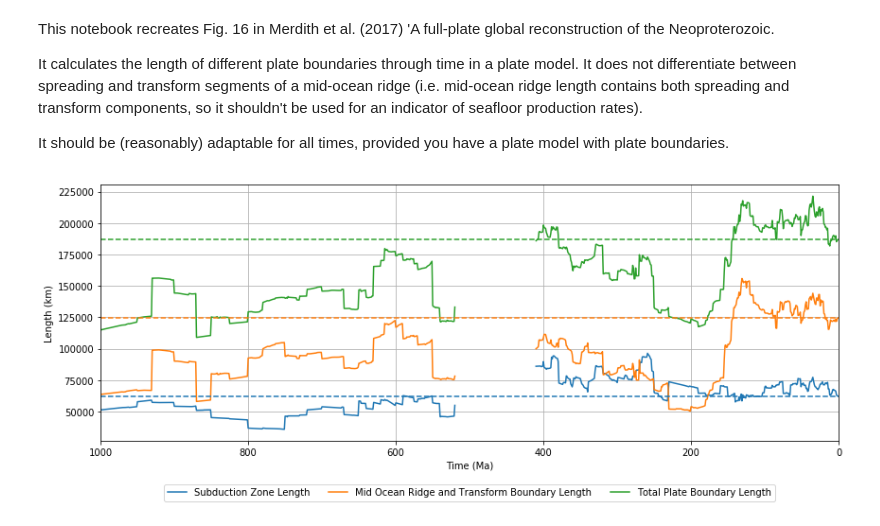
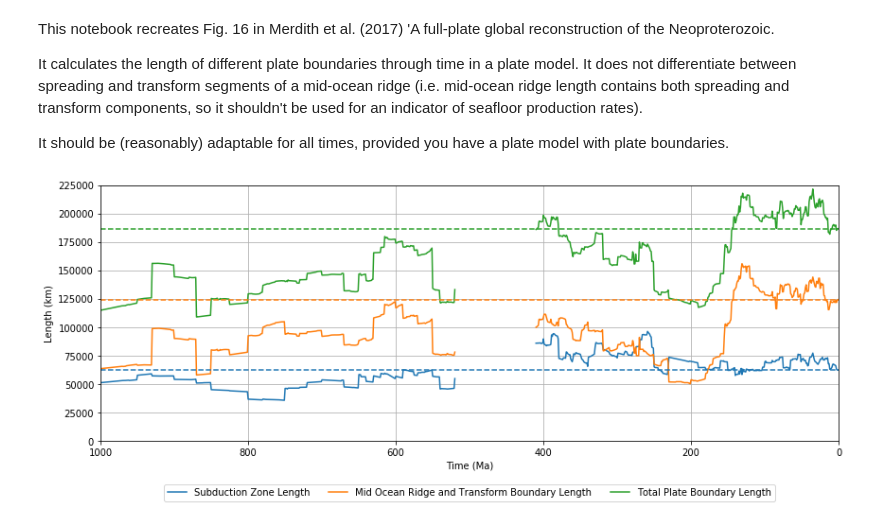
Before and after one commit to amer7632/pyGPlates_examples, a Jupyter notebook: Merdith_2017_GR/Plate-boundary-length.ipynb, the cells around one changed output. Saved outputs shown, nothing was run; the diff lists cells and outputs as text; code cells hidden in the pictures.

```diff
--- a/Merdith_2017_GR/Plate-boundary-length.ipynb
+++ b/Merdith_2017_GR/Plate-boundary-length.ipynb
@@ -161,28 +161,28 @@ Mat16_array_Boundary_total = np.asarray(Mat16_Boundary_total)
 # %%
 Mer17_time = np.arange(520, 1001, 1)
 Mat16_time = np.arange(0, 411, 1)
 
 fig, ax = plt.subplots(nrows=1, ncols=1, figsize=(12,5))
 #because the time series data isn't fully continuous we plot each individually and then use
 # hexidecimal color to make sure the same boundaries are plotted with the same colour
 ax.plot(Mer17_time, Mer17_array_Trench_length, color='#1f77b4', label='Subduction Zone Length')
 ax.plot(Mer17_time, Mer17_Ridge_Fault, color='#ff7f0e', label='Mid Ocean Ridge and Transform Boundary Length')
 ax.plot(Mer17_time, Mer17_array_Boundary_total, color='#2ca02c', label='Total Plate Boundary Length')
 ax.plot(Mat16_time, Mat16_array_Trench_length, color='#1f77b4')
 ax.plot(Mat16_time, Mat16_Ridge_Fault, color='#ff7f0e')
 ax.plot(Mat16_time, Mat16_array_Boundary_total, color='#2ca02c')
 
 #plot present day values as horizontal lines back in time for a reference
 ax.axhline(Mat16_array_Trench_length[0], color='#1f77b4', ls='--')
 ax.axhline(Mat16_Ridge_Fault[0], color='#ff7f0e', ls='--')
 ax.axhline(Mat16_array_Boundary_total[0], color='#2ca02c', ls='--')
 
-
 ax.set_xlim(1000,0)
+ax.set_ylim(0,225000)
 ax.set_xlabel('Time (Ma)')
 ax.set_ylabel('Length (km)')
 ax.grid(True)
 ax.legend(bbox_to_anchor=(0.5,-0.15), loc='upper center', ncol=3)
 plt.tight_layout()
 # %% [output]
-[figure, old version]
+[figure, new version]
```
